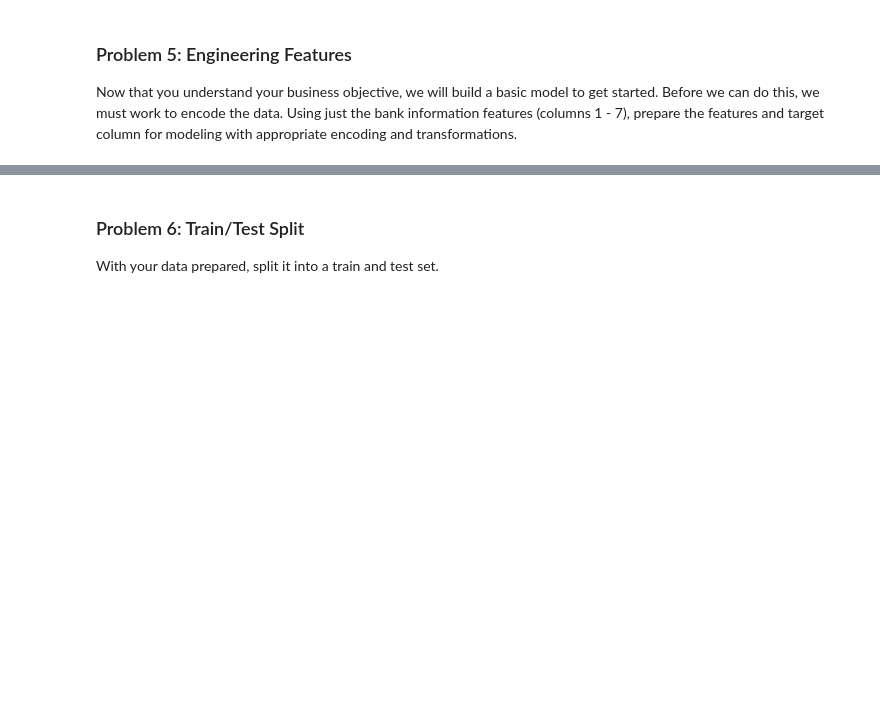
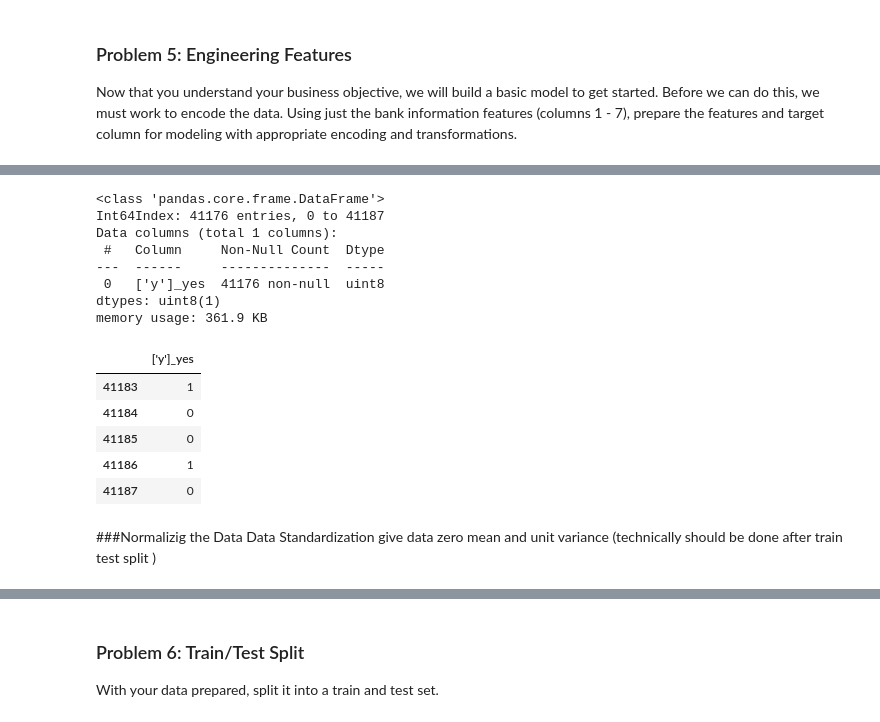
Before and after one commit to ttb-git/Berkeley-Engr-PracticalAssignment3, a Jupyter notebook: Practical_Application_III_TB_1_FeatureEngr_Modelling_Classification_Final.ipynb, the cells around one changed output, grey strips where cells are left out. Saved outputs shown, nothing was run; the diff lists cells and outputs as text; code cells hidden in the pictures; blank space fills up the shorter version.

```diff
--- a/Practical_Application_III_TB_1_FeatureEngr_Modelling_Classification_Final.ipynb
+++ b/Practical_Application_III_TB_1_FeatureEngr_Modelling_Classification_Final.ipynb
@@ -125,0 +239,24 @@ from sklearn.ensemble import RandomForestClassifier
+# %%
+#Converting dependent variable categorical to dummy
+y = pd.get_dummies(data['y'], columns = ['y'], prefix = ['y'], drop_first = True)
+# %%
+y.info()
+y.tail()
+# %% [output]
+<class 'pandas.core.frame.DataFrame'>
+Int64Index: 41176 entries, 0 to 41187
+Data columns (total 1 columns):
+ #   Column     Non-Null Count  Dtype
+---  ------     --------------  -----
+ 0   ['y']_yes  41176 non-null  uint8
+dtypes: uint8(1)
+memory usage: 361.9 KB
+|  | ['y']_yes |
+| 41183 | 1 |
+| 41184 | 0 |
+| 41185 | 0 |
+| 41186 | 1 |
+| 41187 | 0 |
+# %% [markdown]
+###Normalizig the Data
+Data Standardization give data zero mean and unit variance (technically should be done after train test split )
```
Also changed, not shown: parts of 28 cells of this notebook.
